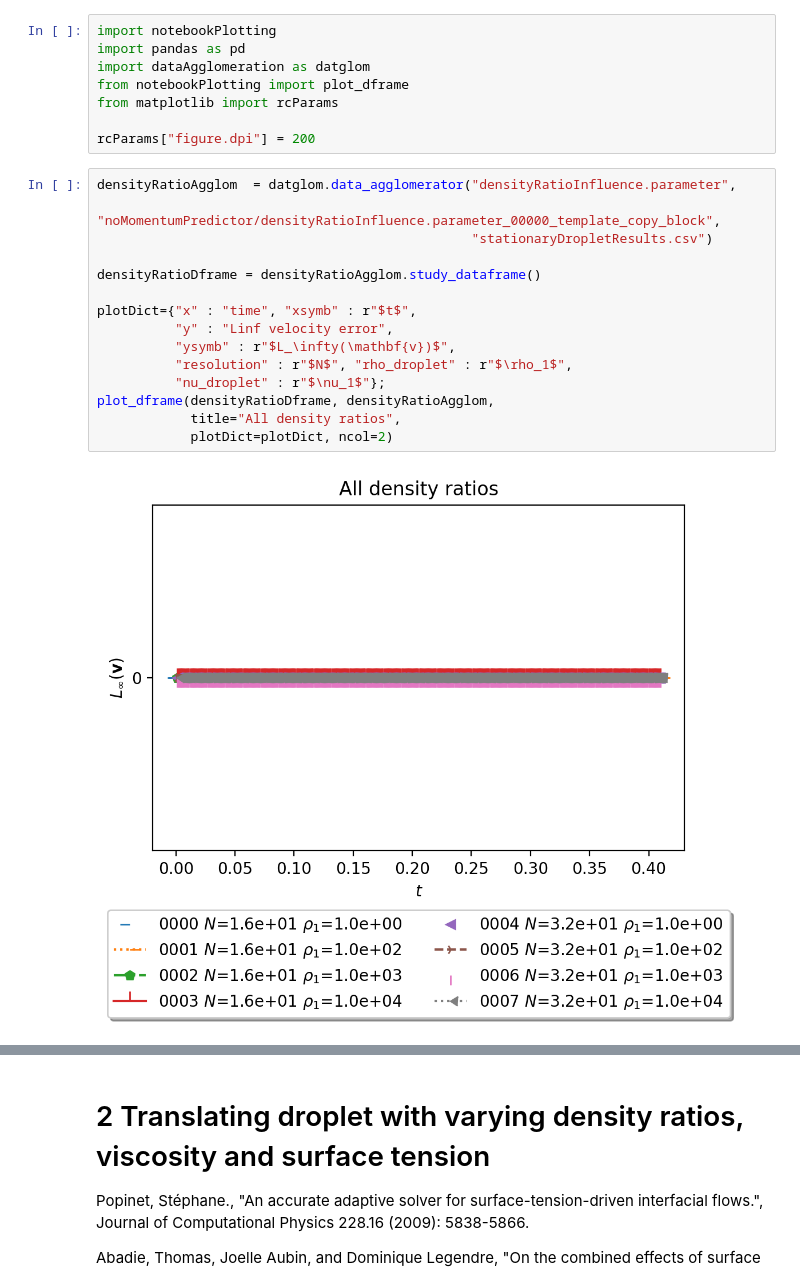
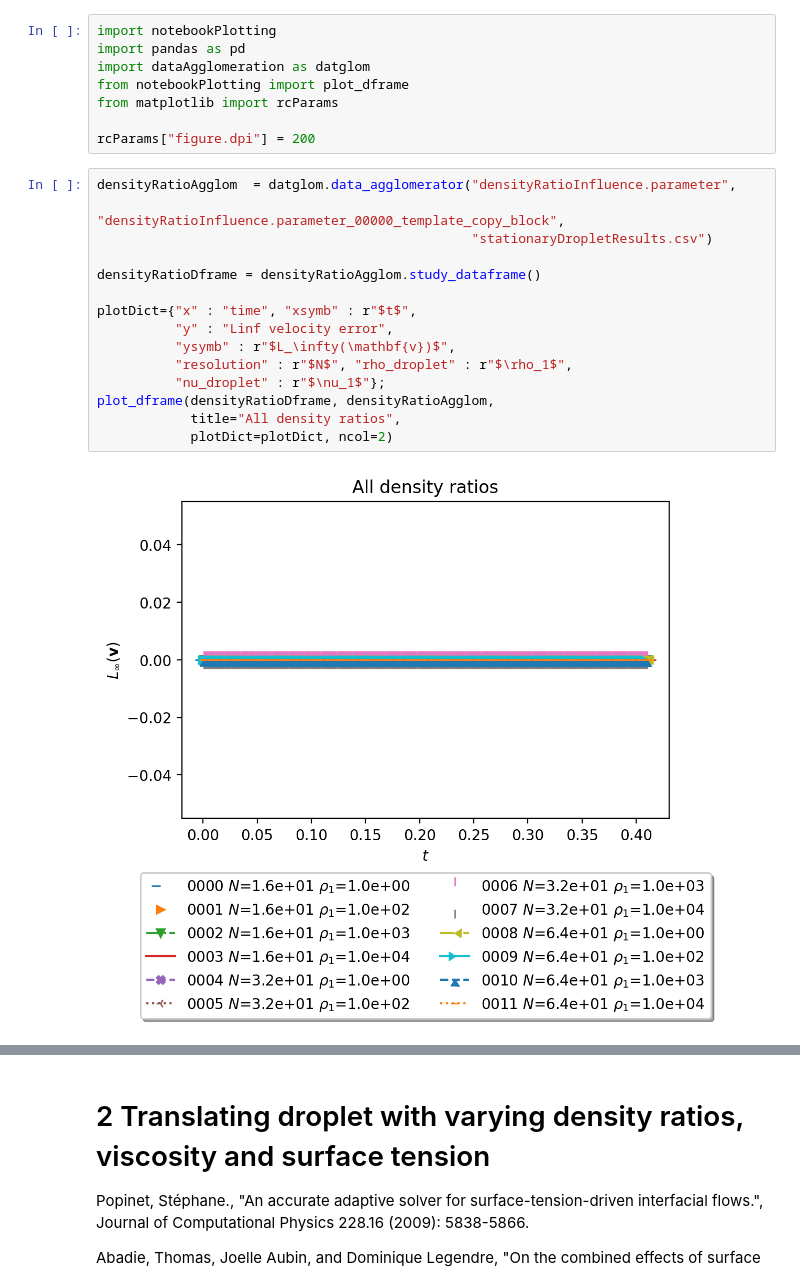
Before and after one commit to CRC-1194/lent, a Jupyter notebook: cases/flow-solution/translating-droplet/three-dimensional/translating-droplet-3D.ipynb, the cells around one changed output, grey strips where cells are left out. Cells and saved outputs as stored; diff of their text form.

```diff
--- a/cases/flow-solution/translating-droplet/three-dimensional/translating-droplet-3D.ipynb
+++ b/cases/flow-solution/translating-droplet/three-dimensional/translating-droplet-3D.ipynb
@@ -33,21 +33,21 @@ from matplotlib import rcParams
 rcParams["figure.dpi"] = 200
 # %%
 densityRatioAgglom  = datglom.data_agglomerator("densityRatioInfluence.parameter",
-                                                "noMomentumPredictor/densityRatioInfluence.parameter_00000_template_copy_block",
+                                                "densityRatioInfluence.parameter_00000_template_copy_block",
                                                 "stationaryDropletResults.csv")
 
 densityRatioDframe = densityRatioAgglom.study_dataframe()
 
 plotDict={"x" : "time", "xsymb" : r"$t$",
           "y" : "Linf velocity error",
           "ysymb" : r"$L_\infty(\mathbf{v})$",
           "resolution" : r"$N$", "rho_droplet" : r"$\rho_1$",
           "nu_droplet" : r"$\nu_1$"};
 plot_dframe(densityRatioDframe, densityRatioAgglom,
             title="All density ratios",
             plotDict=plotDict, ncol=2)
 # %% [output]
-[figure, old version]
+[figure, new version]
 # %%
 idx = pd.IndexSlice
 plot_dframe(densityRatioDframe.loc[idx[[16,32,64],[1,100,1000],:]], densityRatioAgglom,
```
Also changed, not shown: parts of 6 cells of this notebook.
